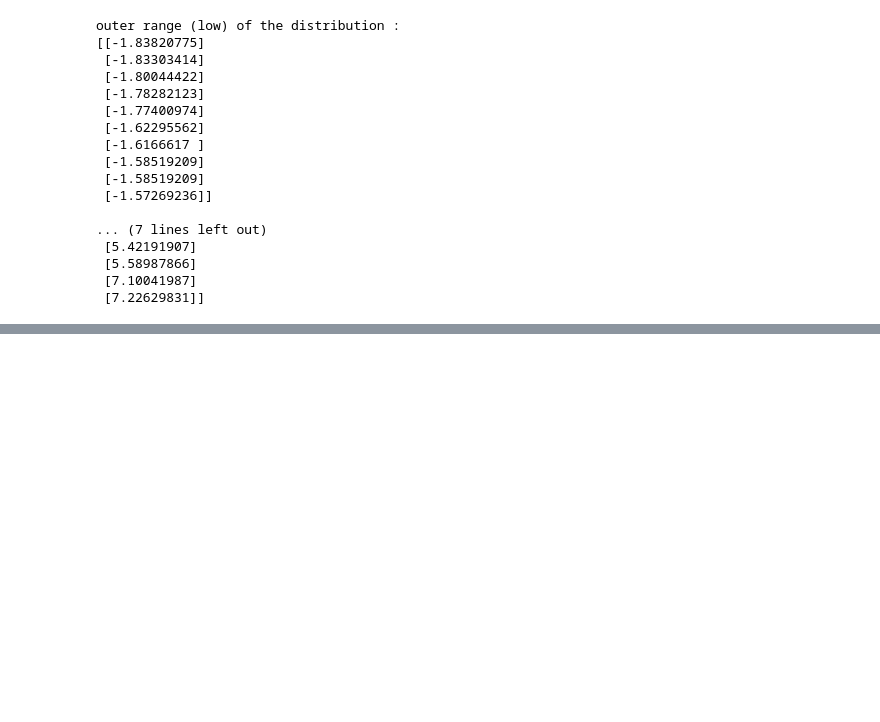
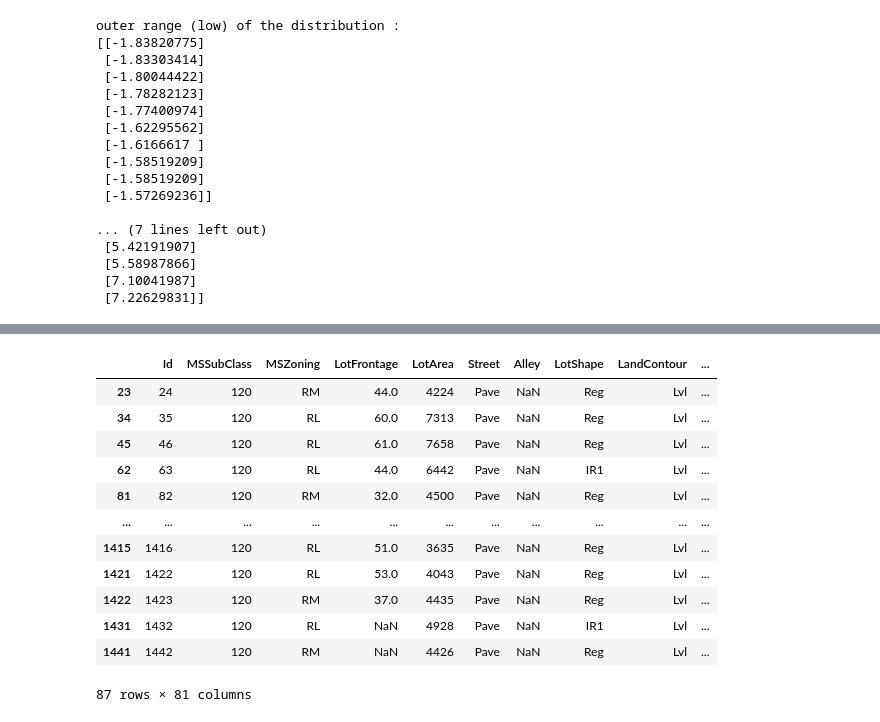
Before and after one commit to SeungHyeonHwang/DataScience, a Jupyter notebook: housePrices/kaggle_house_prices.ipynb, the cells around one changed output, grey strips where cells are left out. Saved outputs shown, nothing was run; the diff lists cells and outputs as text; code cells hidden in the pictures; blank space fills up the shorter version.

```diff
--- a/housePrices/kaggle_house_prices.ipynb
+++ b/housePrices/kaggle_house_prices.ipynb
@@ -258,0 +276,16 @@ res = stats.probplot(df_train['SalePrice'], plot=plt)
+# %%
+df_train[(df_train['MSSubClass'] > 100) & (df_train['MSSubClass'] < 150)]
+# %% [output]
+|  | Id | MSSubClass | MSZoning | LotFrontage | LotArea | Street | Alley | LotShape | LandContour | ... |
+| 23 | 24 | 120 | RM | 44.0 | 4224 | Pave | NaN | Reg | Lvl | ... |
+| 34 | 35 | 120 | RL | 60.0 | 7313 | Pave | NaN | Reg | Lvl | ... |
+| 45 | 46 | 120 | RL | 61.0 | 7658 | Pave | NaN | Reg | Lvl | ... |
+| 62 | 63 | 120 | RL | 44.0 | 6442 | Pave | NaN | IR1 | Lvl | ... |
+| 81 | 82 | 120 | RM | 32.0 | 4500 | Pave | NaN | Reg | Lvl | ... |
+| ... | ... | ... | ... | ... | ... | ... | ... | ... | ... | ... |
+| 1415 | 1416 | 120 | RL | 51.0 | 3635 | Pave | NaN | Reg | Lvl | ... |
+| 1421 | 1422 | 120 | RL | 53.0 | 4043 | Pave | NaN | Reg | Lvl | ... |
+| 1422 | 1423 | 120 | RM | 37.0 | 4435 | Pave | NaN | Reg | Lvl | ... |
+| 1431 | 1432 | 120 | RL | NaN | 4928 | Pave | NaN | IR1 | Lvl | ... |
+| 1441 | 1442 | 120 | RM | NaN | 4426 | Pave | NaN | Reg | Lvl | ... |
+87 rows × 81 columns
```
Also changed, not shown: parts of 27 cells of this notebook.
